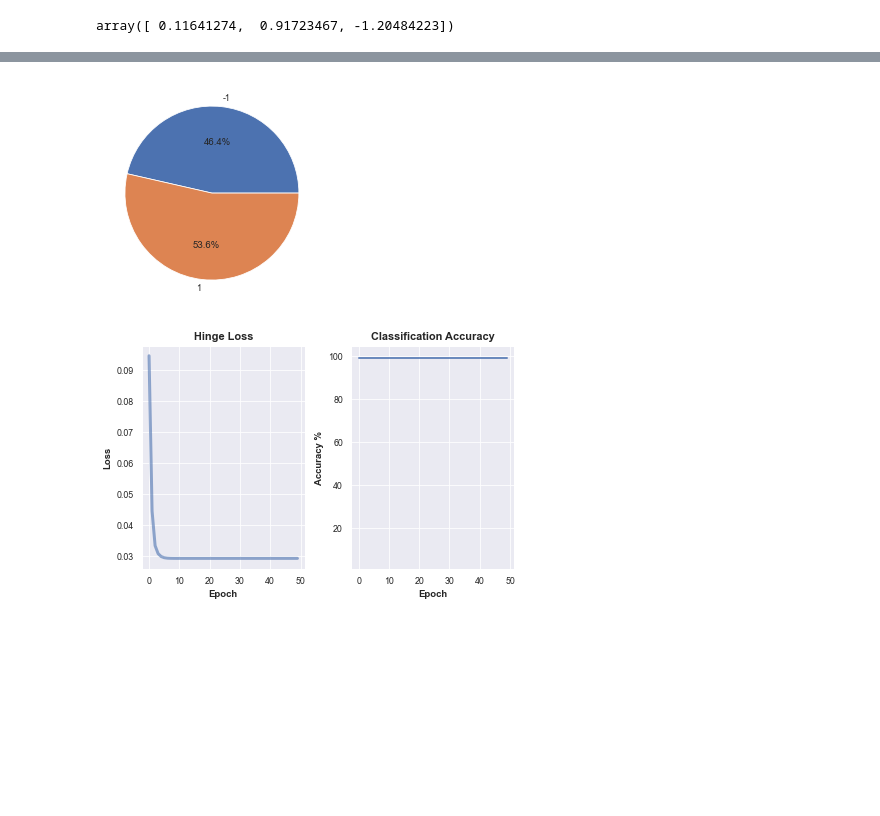
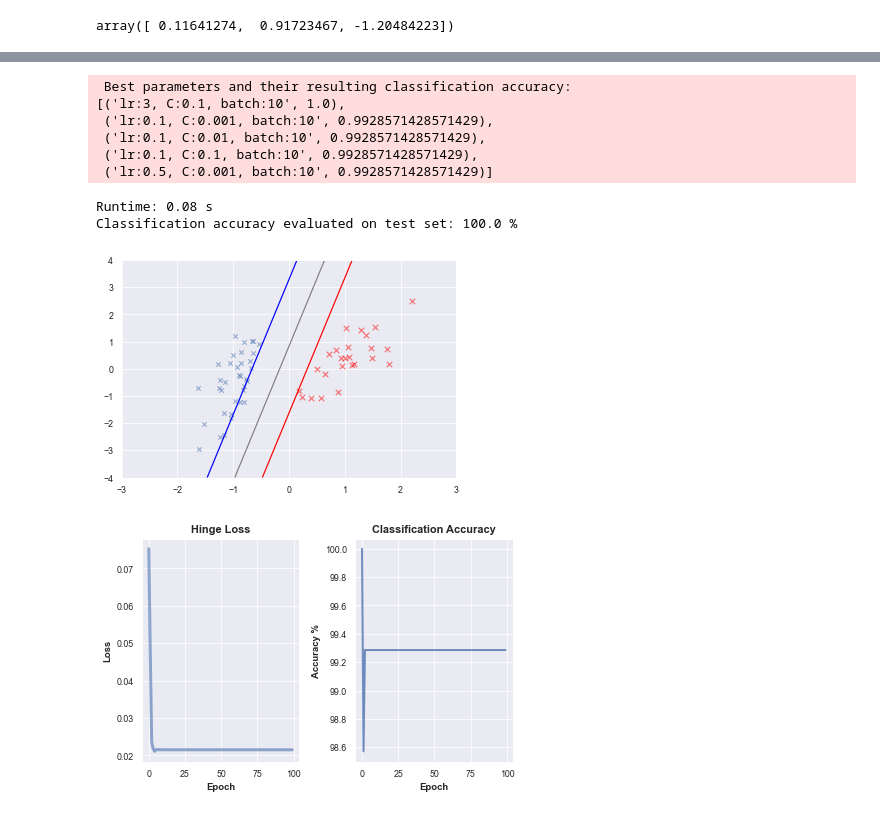
Before and after one commit to glarkstoat/SVM-using-SGD, a Jupyter notebook: test.ipynb, the cells around one changed output, grey strips where cells are left out. Saved outputs shown, nothing was run; the diff lists cells and outputs as text; code cells hidden in the pictures; blank space fills up the shorter version.

```diff
--- a/test.ipynb
+++ b/test.ipynb
@@ -31,42 +85,69 @@ array([ 0.11641274,  0.91723467, -1.20484223])
+# %%
+# Hyperparameter Search -- Tiny
+import matplotlib.pyplot as plt
+from DataLoader import *
+from LinearSVM import *
+from pprint import pprint
+from CV import cross_validation_score
+
+dataloader = DataLoader()
+xtrain, xtest, ytrain, ytest = dataloader.get_toydata_tiny()
+
+lrs = [0.1, 0.5, 1, 3, 5]; Cs = [0.001, 0.01, 0.1, 0.5]
+batch_sizes = [10, 20, 30, 40]
+
+results = {}
+for lr in tqdm(lrs):
+    for C in Cs:
+        for batch in batch_sizes:
+            svm = LinearSVM(lr=lr, C=C, batch_size=batch)
+            results[f'lr:{lr}, C:{C}, batch:{batch}'] = cross_validation_score(svm, xtrain, ytrain, k=5)
+results = sorted(results.items(), key=lambda l:l[1], reverse=True)
+
+print("\n\n Best parameters and their resulting classification accuracy:")
+pprint(results[:5])
+# %% [output]
+ Best parameters and their resulting classification accuracy:
+[('lr:3, C:0.1, batch:10', 1.0),
+ ('lr:0.1, C:0.001, batch:10', 0.9928571428571429),
+ ('lr:0.1, C:0.01, batch:10', 0.9928571428571429),
+ ('lr:0.1, C:0.1, batch:10', 0.9928571428571429),
+ ('lr:0.5, C:0.001, batch:10', 0.9928571428571429)]
 # %%
-## Dataset tiny
-import seaborn as sns
-
-sns.set_style('darkgrid')
-sns.set(color_codes=True)
-sns.set_context('paper')
-
-import matplotlib.pyplot as plt
 from DataLoader import *
 from LinearSVM import *
 
 dataloader = DataLoader()
 xtrain, xtest, ytrain, ytest = dataloader.get_toydata_tiny()
 
-counts = dict()
-for x in np.unique(ytrain).astype(int):
-    counts[x] = np.count_nonzero(ytrain == x)
+# best hyperparameters
+lr = 3; C = 0.1; batch_size=10
+svm = LinearSVM(lr=lr, C=C, batch_size=batch_size)
+svm.fit(xtrain, ytrain)
+print(f"Runtime: {round(svm.runtime, 2)} s")
 
-plt.pie(x=counts.values(), labels=counts.keys(), autopct='%1.1f%%')
-plt.show() # roughly balanced data set
+# classification accuracy
+print("Classification accuracy evaluated on test set:", end=" ")
+print(round(svm.accuracy(np.c_[xtest, np.ones(xtest.shape[0])], ytest), 2)*100, "%")
+svm.plot_margin(np.c_[xtest, np.ones(xtest.shape[0])], ytest)
 
-svm = LinearSVM(lr=0.5, C=0.001, max_iters=50, show_plot=False, batch_size=20)
-svm.fit(xtrain, ytrain)
-
+# Convergence Plots
 plt.subplot(1,2,1)
 plt.title("Hinge Loss", fontweight="bold", fontsize=11)
 plt.plot(svm.losses, lw=3, alpha=0.6)
 plt.xlabel("Epoch", fontweight="bold"); plt.ylabel("Loss", fontweight="bold")
 
 plt.subplot(1,2,2)
 plt.title("Classification Accuracy", fontweight="bold", fontsize=11)
 plt.plot(svm.accuracies * 100, lw=2, alpha=0.8)
 plt.xlabel("Epoch", fontweight="bold"); plt.ylabel("Accuracy %", fontweight="bold")
-plt.ylim(min(svm.accuracies), 105)
+#plt.ylim(min(svm.accuracies), 105)
 
 plt.tight_layout()
 plt.show()
 # %% [output]
+Runtime: 0.08 s
+Classification accuracy evaluated on test set: 100.0 %
-[figure, old version]
+[figure, new version]
-[figure, old version]
+[figure, new version]
 # %%
```
Also changed, not shown: parts of 11 cells of this notebook, 2 other files.
